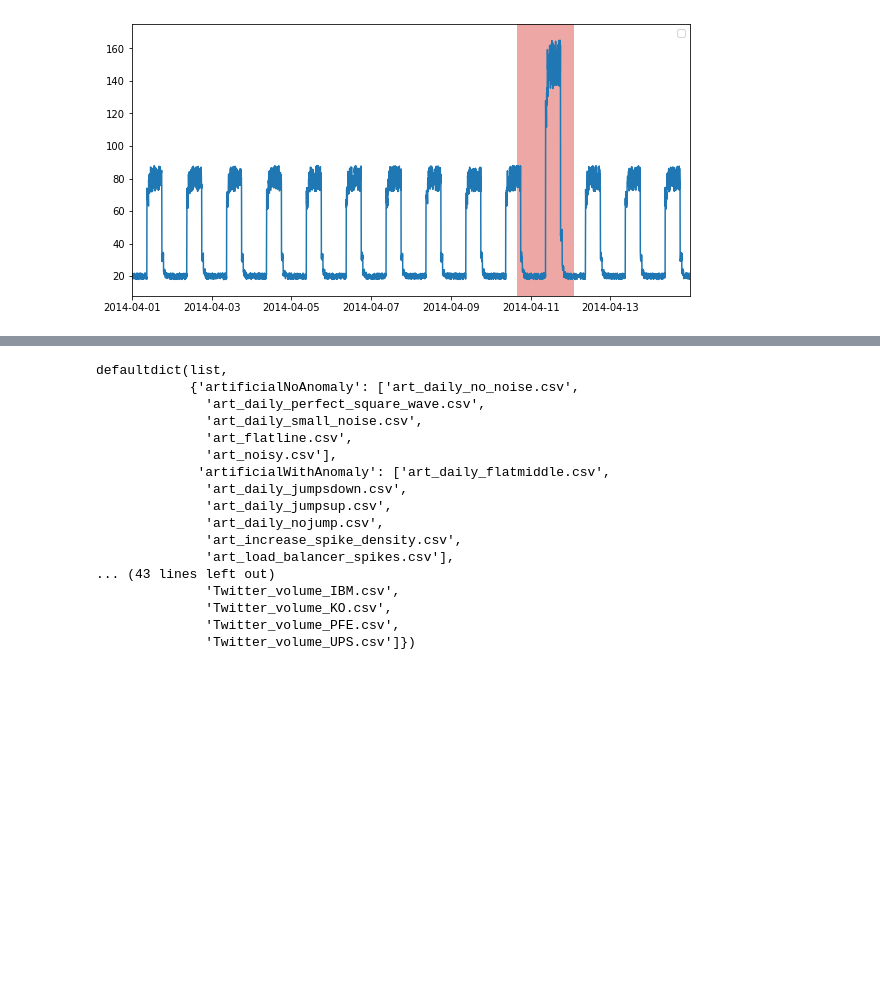
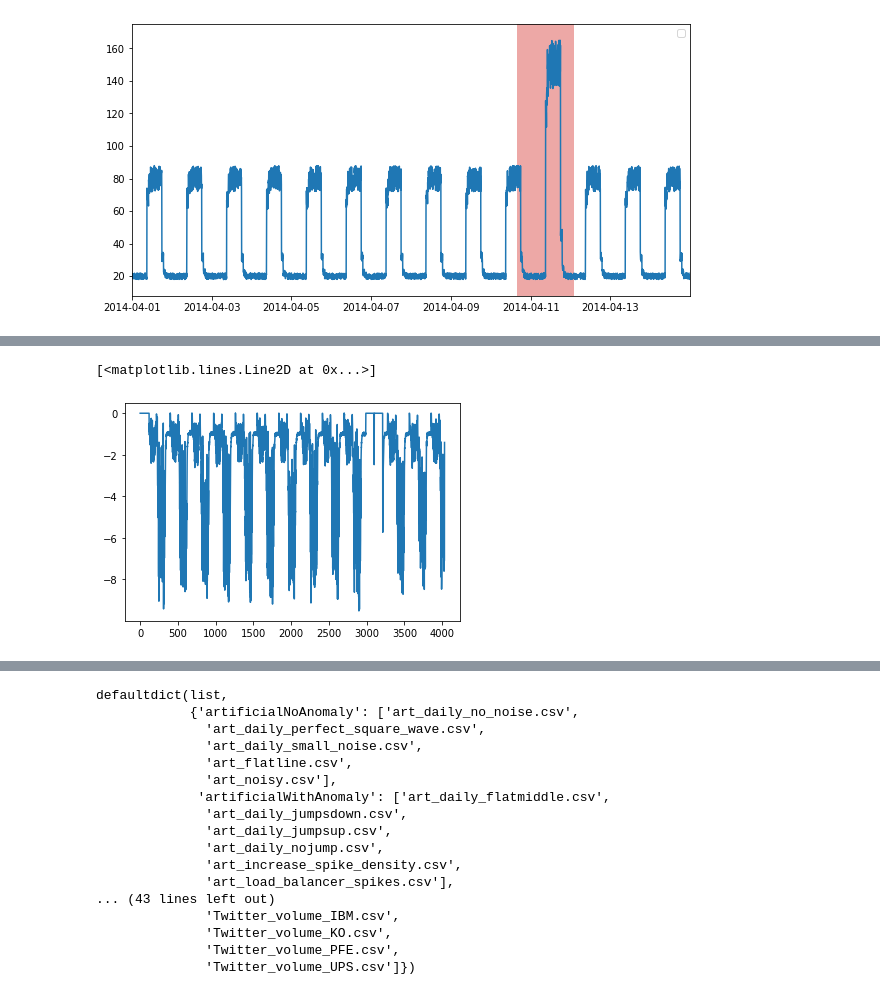
Before and after one commit to pbudzyns/ad_toolkit, a Jupyter notebook: notebooks/nab_exp.ipynb, the cells around one changed output, grey strips where cells are left out. Drawn from its saved outputs; the diff is of its cells as text; code cells hidden in the pictures; blank space fills up the shorter version.

```diff
--- a/notebooks/nab_exp.ipynb
+++ b/notebooks/nab_exp.ipynb
@@ -82 +86,6 @@ Epoch 49 loss: 0.7708569723861597
+# %%
+plt.plot(scores)
+# %% [output]
+[<matplotlib.lines.Line2D at 0x...>]
+[figure, added]
 # %%
```
Also changed, not shown: parts of 13 cells of this notebook, 4 other files.
